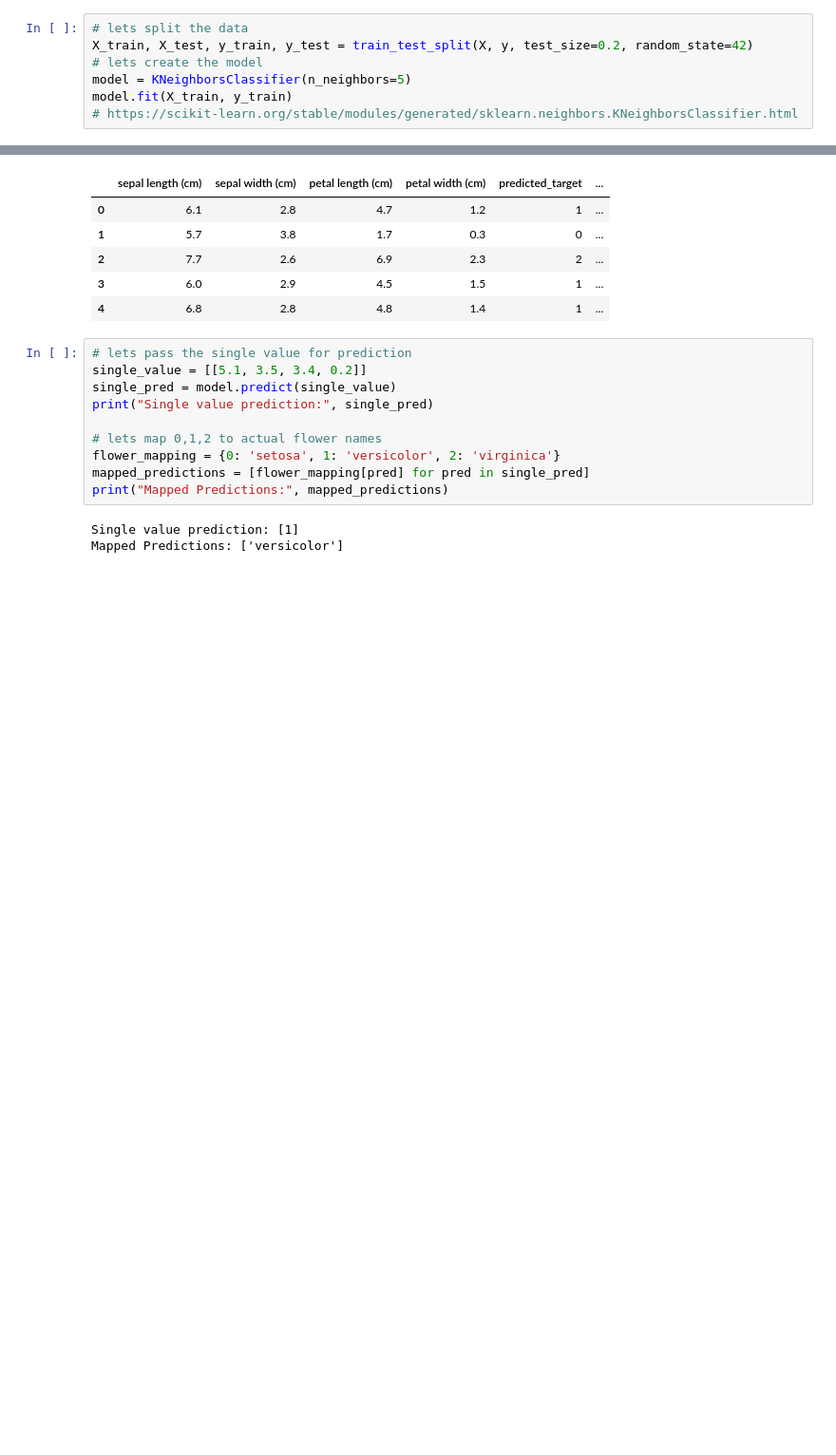
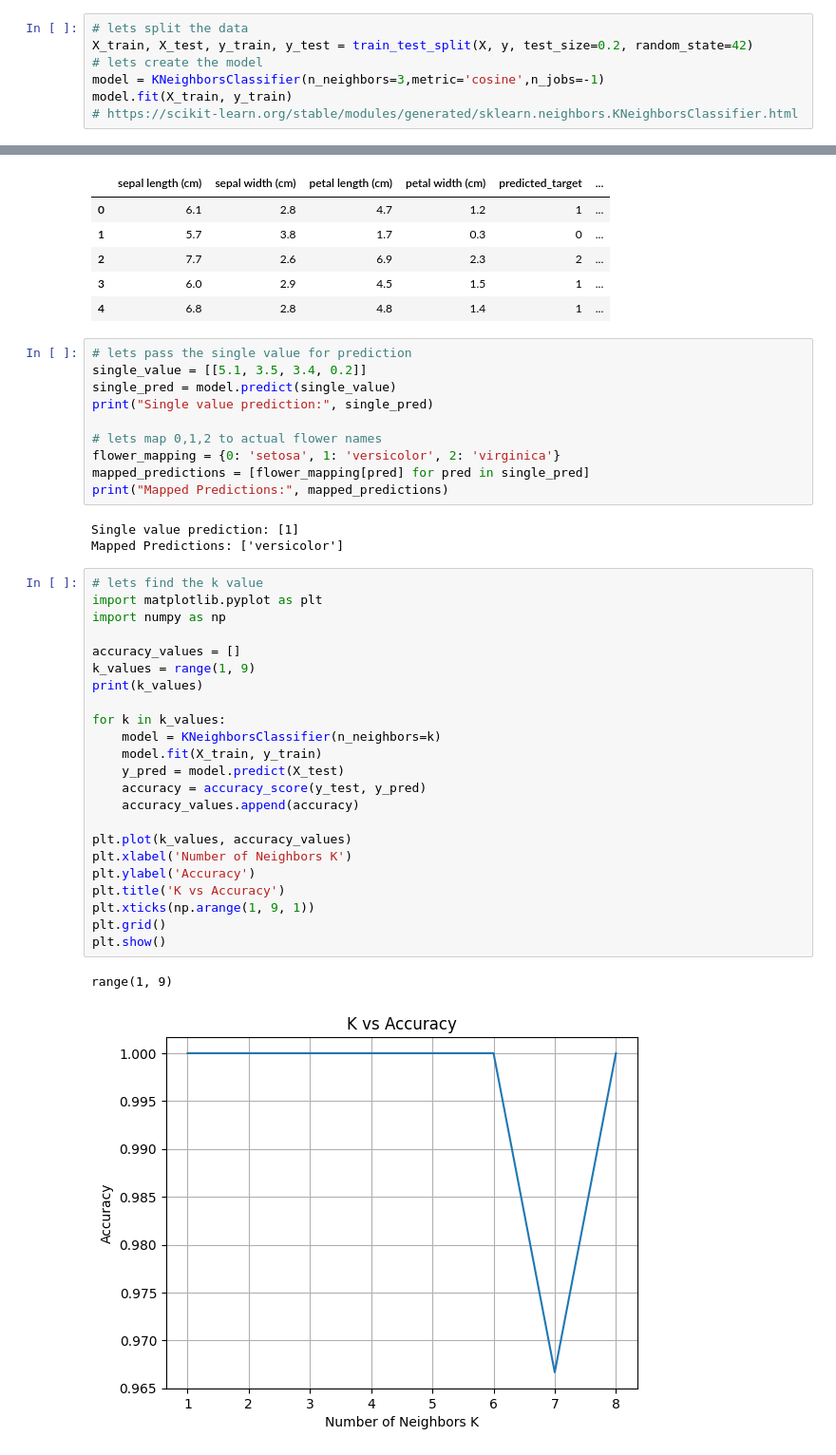
Before and after one commit to rahul8879/rbyte_ai_engineering, a Jupyter notebook: Machine_learning/01_knn_algorithm.ipynb, the cells around one changed output, grey strips where cells are left out. Shown at 95% size. Cells and saved outputs as stored; diff of their text form; blank space fills up the shorter version.

```diff
--- a/Machine_learning/01_knn_algorithm.ipynb
+++ b/Machine_learning/01_knn_algorithm.ipynb
@@ -26,7 +38,7 @@ df.head()
 # lets split the data
 X_train, X_test, y_train, y_test = train_test_split(X, y, test_size=0.2, random_state=42)
 # lets create the model
-model = KNeighborsClassifier(n_neighbors=5)
+model = KNeighborsClassifier(n_neighbors=3,metric='cosine',n_jobs=-1)
 model.fit(X_train, y_train)
 # https://scikit-learn.org/stable/modules/generated/sklearn.neighbors.KNeighborsClassifier.html
 # %% [output]
@@ -68,3 +80,29 @@ print("Mapped Predictions:", mapped_predictions)
 # %% [output]
 Single value prediction: [1]
 Mapped Predictions: ['versicolor']
+# %%
+# lets find the k value
+import matplotlib.pyplot as plt
+import numpy as np
+
+accuracy_values = []
+k_values = range(1, 9)
+print(k_values)
+
+for k in k_values:
+    model = KNeighborsClassifier(n_neighbors=k)
+    model.fit(X_train, y_train)
+    y_pred = model.predict(X_test)
+    accuracy = accuracy_score(y_test, y_pred)
+    accuracy_values.append(accuracy)
+
+plt.plot(k_values, accuracy_values)
+plt.xlabel('Number of Neighbors K')
+plt.ylabel('Accuracy')
+plt.title('K vs Accuracy')
+plt.xticks(np.arange(1, 9, 1))
+plt.grid()
+plt.show()
+# %% [output]
+range(1, 9)
+[figure, added]
```
Also changed, not shown: parts of 5 cells of this notebook, 3 other files.
